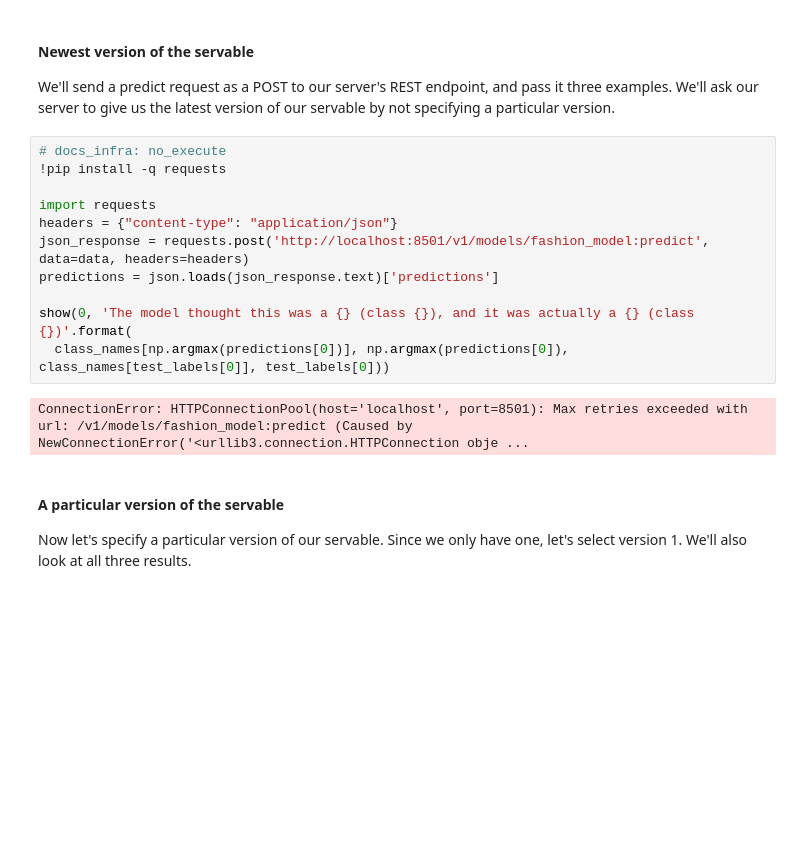
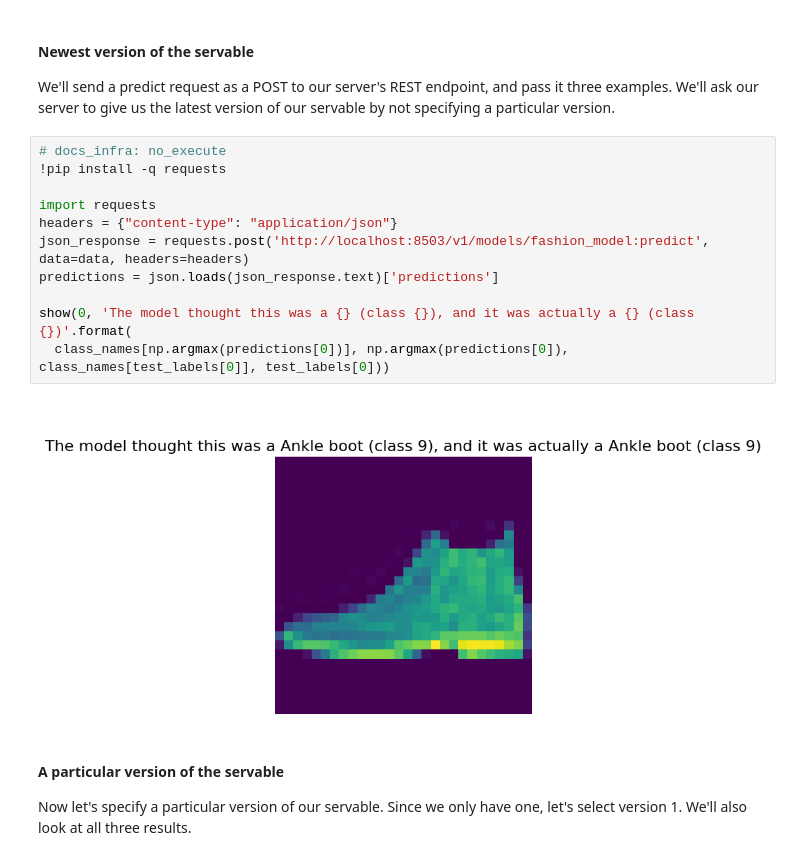
Before and after one commit to githubramkiran/LanggraphAgent, a Jupyter notebook: docs/tutorials/serving/rest_simple.ipynb, the cells around one changed output. Cells and saved outputs as stored; diff of their text form; blank space fills up the shorter version.

```diff
--- a/docs/tutorials/serving/rest_simple.ipynb
+++ b/docs/tutorials/serving/rest_simple.ipynb
@@ -388,16 +388,16 @@ We'll send a predict request as a POST to our server's REST endpoint, and pass i
 # %%
 # docs_infra: no_execute
 !pip install -q requests
 
 import requests
 headers = {"content-type": "application/json"}
-json_response = requests.post('http://localhost:8501/v1/models/fashion_model:predict', data=data, headers=headers)
+json_response = requests.post('http://localhost:8503/v1/models/fashion_model:predict', data=data, headers=headers)
 predictions = json.loads(json_response.text)['predictions']
 
 show(0, 'The model thought this was a {} (class {}), and it was actually a {} (class {})'.format(
   class_names[np.argmax(predictions[0])], np.argmax(predictions[0]), class_names[test_labels[0]], test_labels[0]))
 # %% [output]
-ConnectionError: HTTPConnectionPool(host='localhost', port=8501): Max retries exceeded with url: /v1/models/fashion_model:predict (Caused by NewConnectionError('<urllib3.connection.HTTPConnection obje ...
+[figure, added]
 # %% [markdown]
 #### A particular version of the servable
 
```
Also changed, not shown: parts of 10 cells of this notebook.
